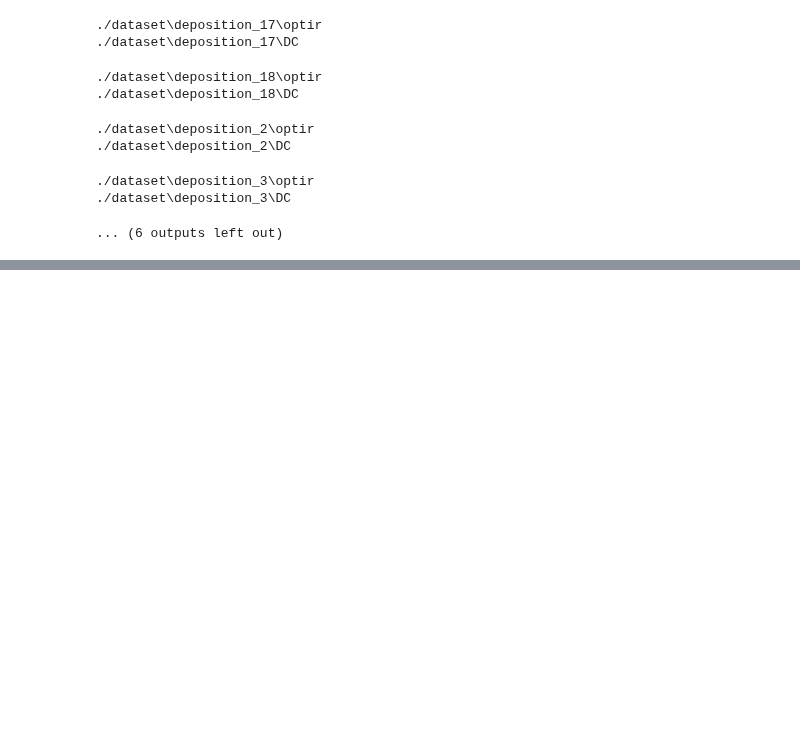
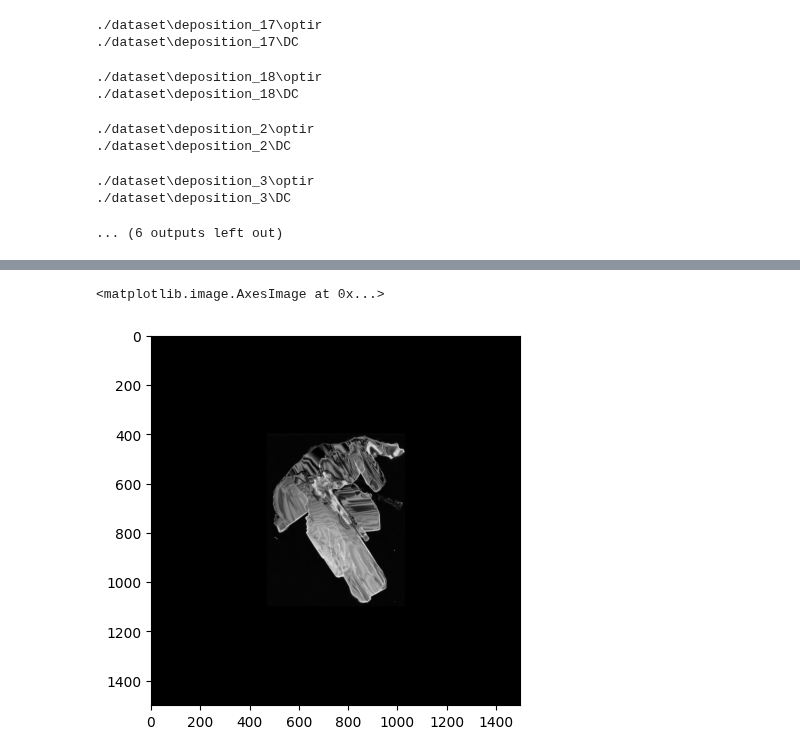
Before and after one commit to antonycardozo/CNNregression, a Jupyter notebook: cnn_regression.ipynb, the cells around one changed output, grey strips where cells are left out. Cells and saved outputs as stored; diff of their text form; code cells hidden in the pictures; blank space fills up the shorter version.

```diff
--- a/cnn_regression.ipynb
+++ b/cnn_regression.ipynb
@@ -35,8 +35,4 @@ channel_optir,channel_dc, y = datasets.load_data(data_path='./dataset')
 ./dataset\deposition_3\optir
 ./dataset\deposition_3\DC
 ... (6 outputs left out)
-# %%
-#umbralización
-channel_optir = datasets.apply_thresholding(channel_optir, threshold=6.7)
-#channel_dc = datasets.apply_thresholding(channel_dc, threshold=2.5)
 # %%
@@ -246,0 +158,5 @@ plt.legend()
+# %%
+plt.imshow(channel_dc[33], vmax=1, cmap="gray")
+# %% [output]
+<matplotlib.image.AxesImage at 0x...>
+[figure, new version]
```
Also changed, not shown: parts of 22 cells of this notebook, 1 other file.
